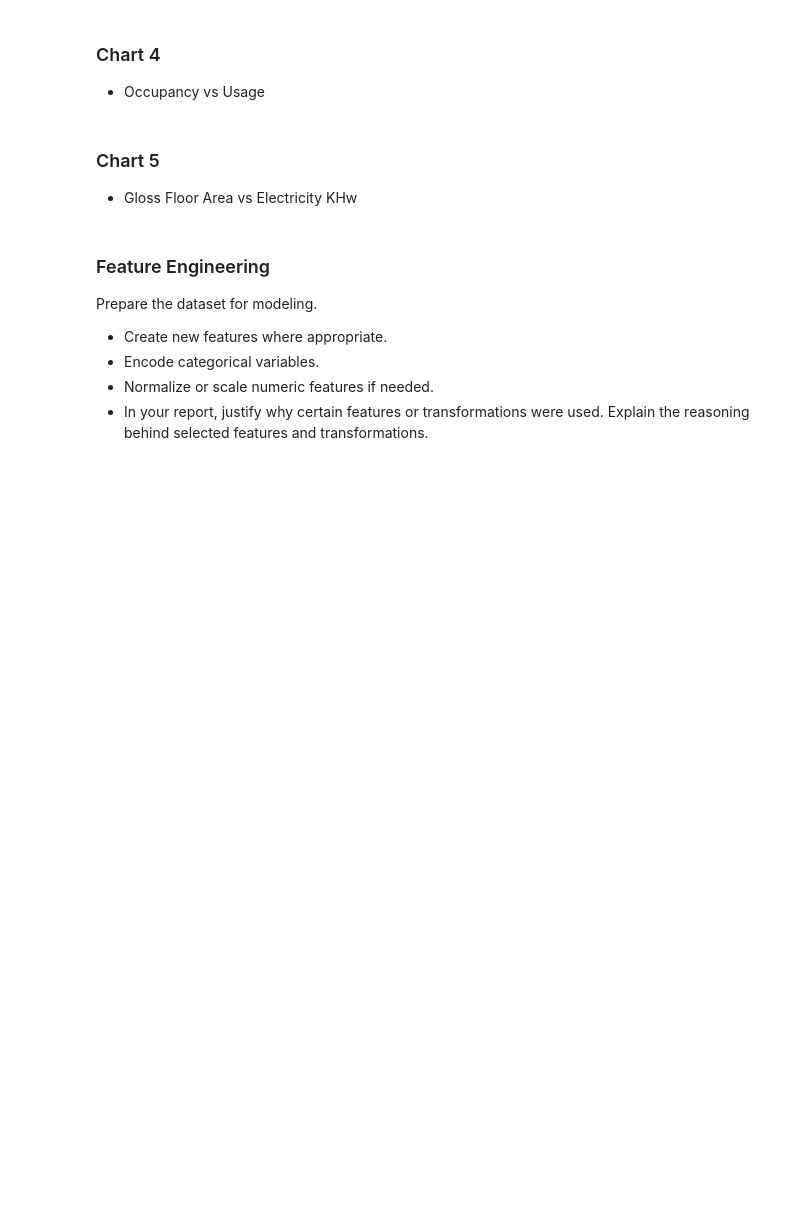
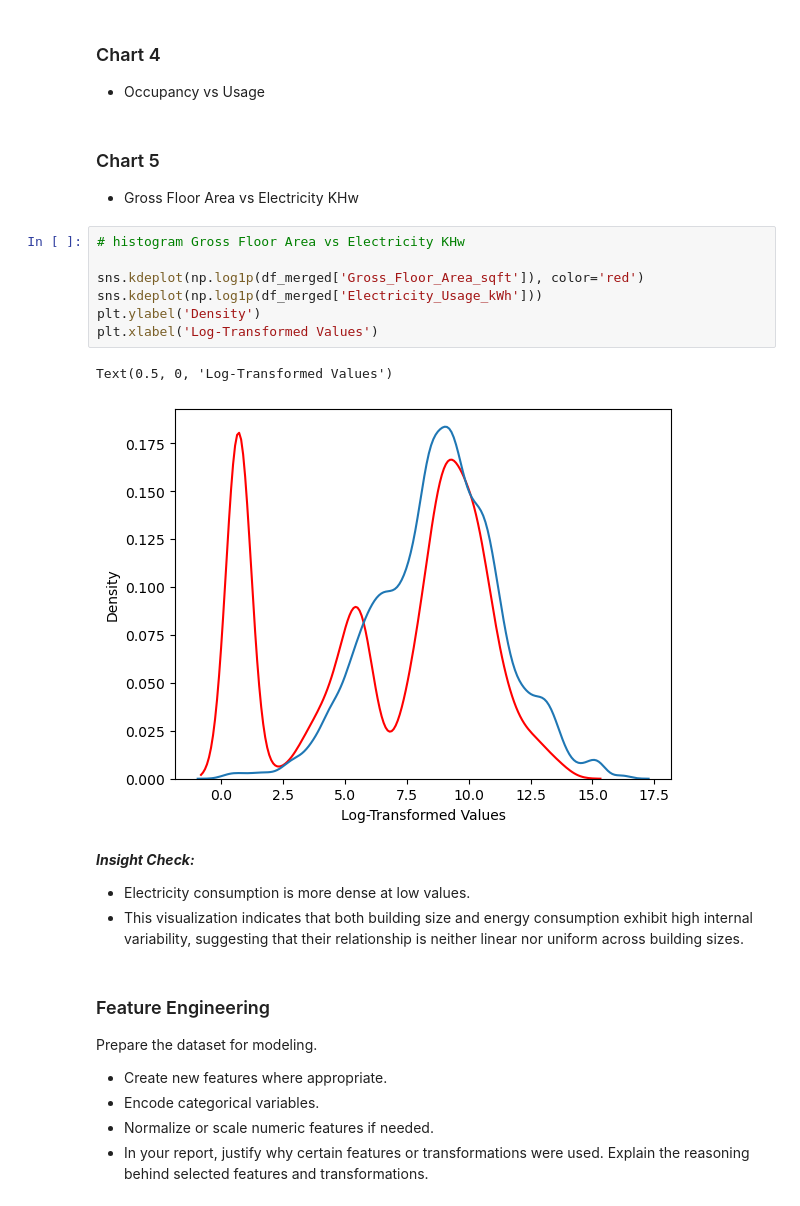
Before and after one commit to JorgeRPMHS/Project, a Jupyter notebook: CPSC_610-Group 6.ipynb, the cells around one changed output. Saved outputs shown, nothing was run; the diff lists cells and outputs as text; blank space fills up the shorter version.

```diff
--- a/CPSC_610-Group 6.ipynb
+++ b/CPSC_610-Group 6.ipynb
@@ -721,7 +724,21 @@ sns.pairplot(
 * Occupancy vs Usage
 # %% [markdown]
 ### Chart 5
-* Gloss Floor Area vs Electricity KHw
+* Gross Floor Area vs Electricity KHw
+# %%
+# histogram Gross Floor Area vs Electricity KHw
+
+sns.kdeplot(np.log1p(df_merged['Gross_Floor_Area_sqft']), color='red')
+sns.kdeplot(np.log1p(df_merged['Electricity_Usage_kWh']))
+plt.ylabel('Density')
+plt.xlabel('Log-Transformed Values')
+# %% [output]
+Text(0.5, 0, 'Log-Transformed Values')
+[figure, added]
+# %% [markdown]
+***Insight Check:***
+   * Electricity consumption is more dense at low values.
+   * This visualization indicates that both building size and energy consumption exhibit high internal variability, suggesting that their relationship is neither linear nor uniform across building sizes.
 # %% [markdown]
 ### Feature Engineering
 
```
Also changed, not shown: parts of 3 cells of this notebook.
